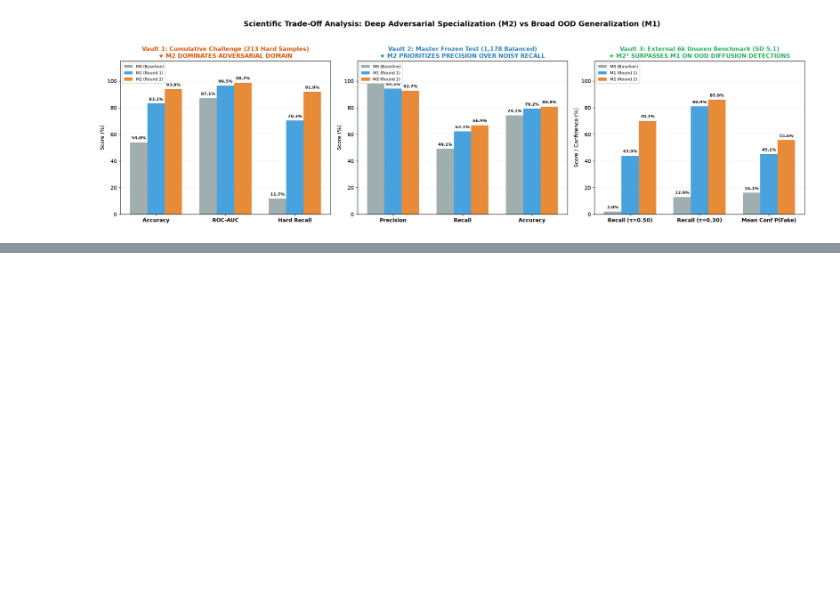
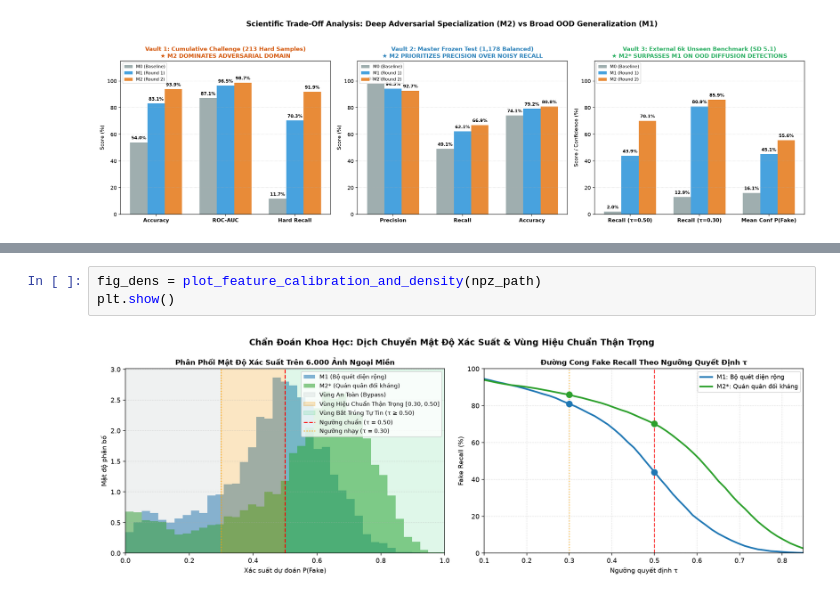
Before and after one commit to bush-le/uth-cv-coursework, a Jupyter notebook: notebooks/coursework/06_specialization_vs_generalization_synthesis.ipynb, the cells around one changed output, grey strips where cells are left out. Saved outputs shown, nothing was run; the diff lists cells and outputs as text; blank space fills up the shorter version.

```diff
--- a/notebooks/coursework/06_specialization_vs_generalization_synthesis.ipynb
+++ b/notebooks/coursework/06_specialization_vs_generalization_synthesis.ipynb
@@ -176,0 +164,5 @@ Quá trình kiểm định độc lập trên cả 3 kho dữ liệu kiểm th
+# %%
+fig_dens = plot_feature_calibration_and_density(npz_path)
+plt.show()
+# %% [output]
+[figure, added]
```
Also changed, not shown: parts of 15 cells of this notebook, 3 other files.
